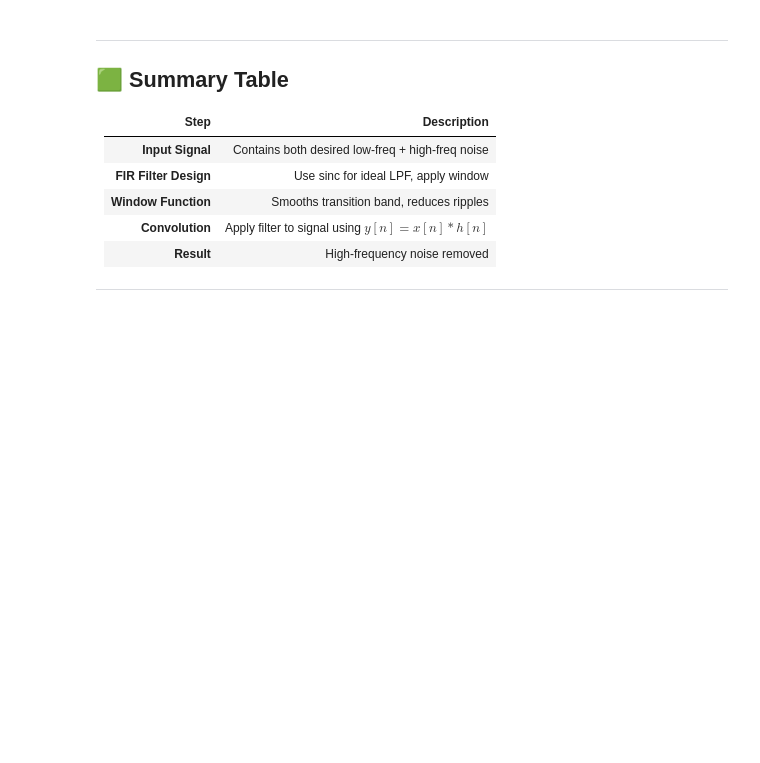
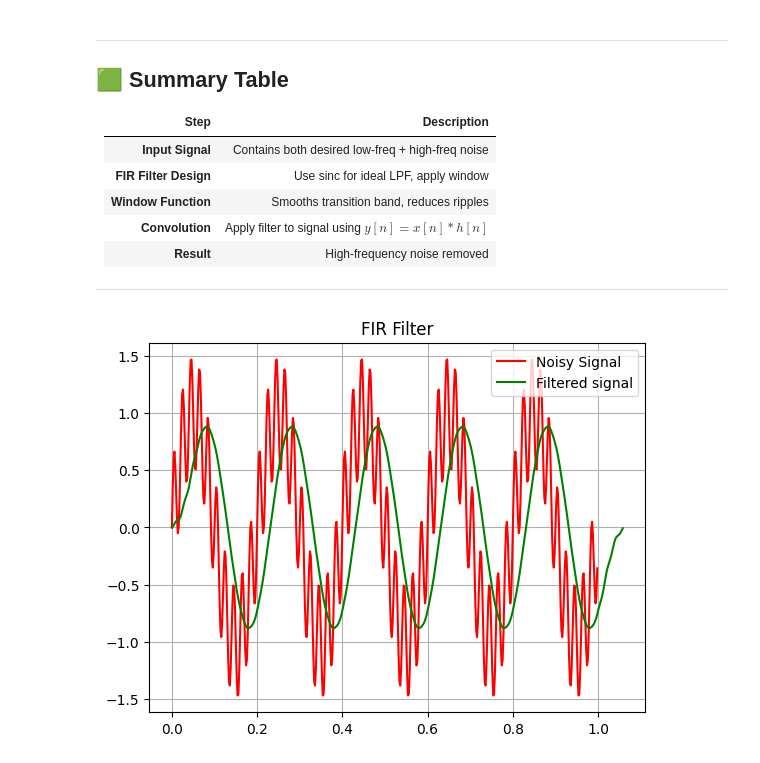
Before and after one commit to nazmulhasan77/Digital_Signal_Processing_Lab, a Jupyter notebook: 09_fir_filter.ipynb, the cells around one changed output. Saved outputs shown, nothing was run; the diff lists cells and outputs as text; code cells hidden in the pictures; blank space fills up the shorter version.

```diff
--- a/09_fir_filter.ipynb
+++ b/09_fir_filter.ipynb
@@ -153,3 +153,44 @@ plt.show()
 | **Result**            | High-frequency noise removed                     |
 
 ---
+# %%
+import numpy as np
+import matplotlib.pyplot as plt
+
+fs = 500
+t = np.arange(0,1,1/fs)
+x =  np.sin(2*np.pi*5*t) + 0.5*np.sin(2*np.pi*50*t)
+
+def convolution(x,h):
+    len_x = len(x)
+    len_h= len(h)
+    len_y = len_x+len_h-1
+    y = []
+    for n in range(len_y):
+         sum=0
+         for k in range(len_h):
+              if 0<=n-k<len_x:
+                   sum+=h[k]*x[n-k]
+         y.append(sum)
+    return y
+def hanning(N):
+     n = np.arange(N)
+     return 0.5-.05*np.cos(2*np.pi*n/N-1)
+
+def lowpassfilter(N,fc,fs):
+     n = np.arange(N)
+     h = np.sinc(2*fc*(n-((N-1)/2))/fs)*hanning(N)
+     h/=np.sum(h)
+     return h
+h = lowpassfilter(N=31,fc=10,fs=fs)
+y = convolution(x,h)
+t1 = np.arange(len(y))/fs
+
+plt.plot(t,x,label="Noisy Signal",color='r')
+plt.plot(t1,y,label="Filtered signal",color="g")
+plt.title("FIR Filter")
+plt.grid(True)
+plt.legend()
+plt.show()
+# %% [output]
+[figure, added]
```
Also changed, not shown: 3 other files.
